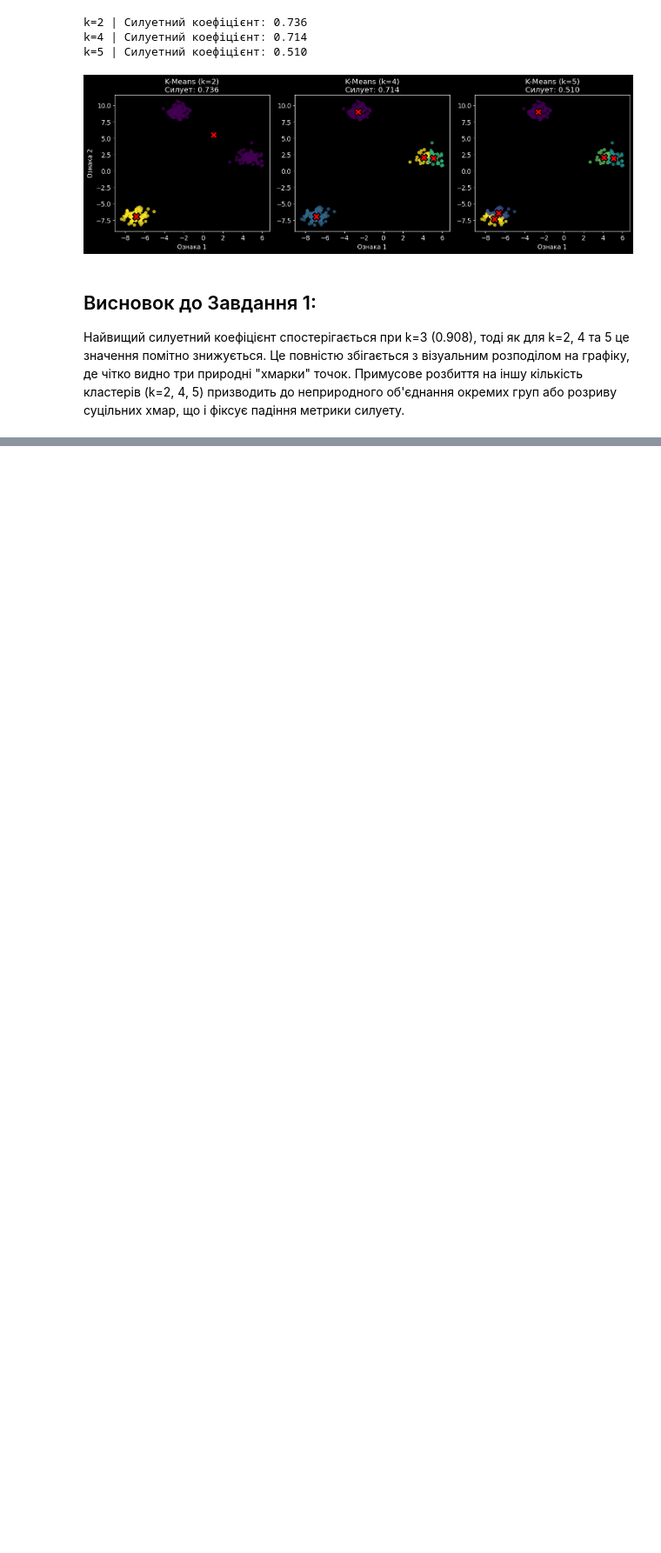
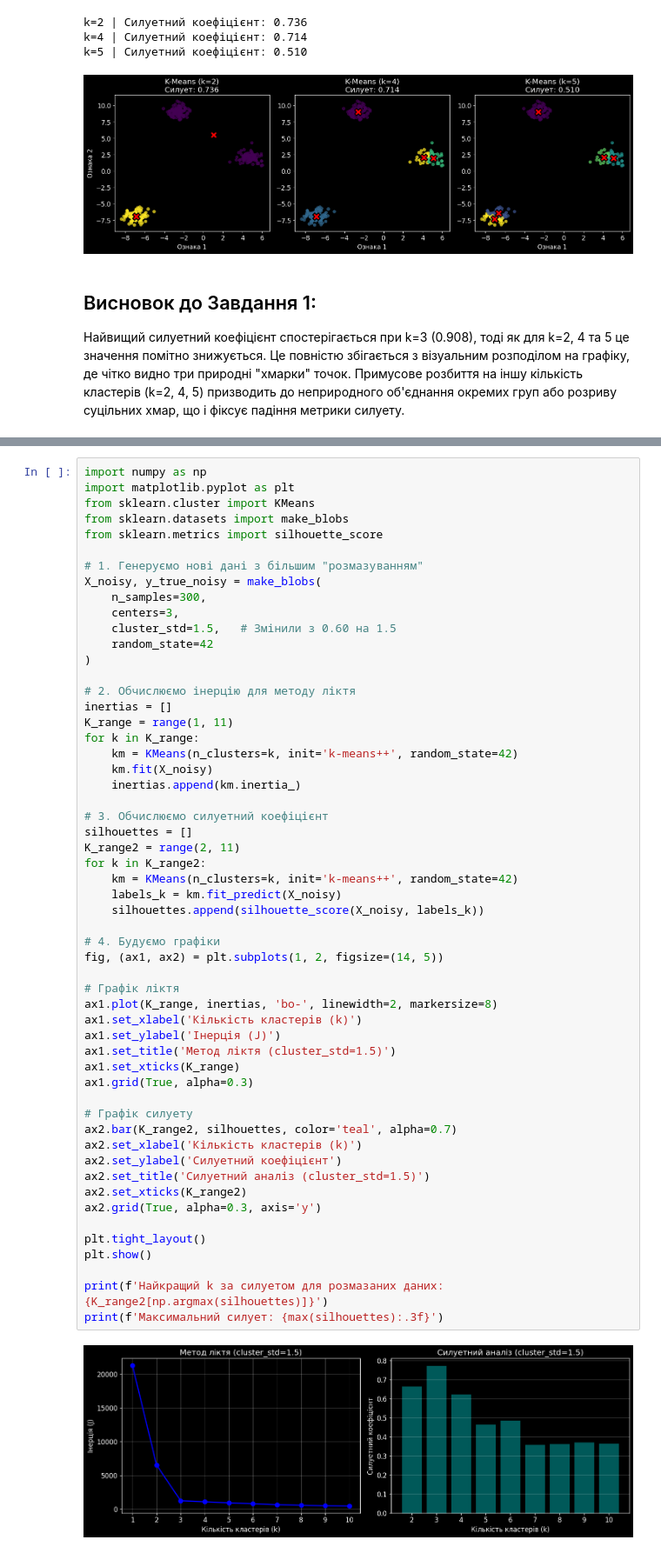
Before and after one commit to Egorkud/machine-learning-2026, a Jupyter notebook: Clasterisation.ipynb, the cells around one changed output, grey strips where cells are left out. Shown at 87% size. Drawn from its saved outputs; the diff is of its cells as text; blank space fills up the shorter version.

```diff
--- a/Clasterisation.ipynb
+++ b/Clasterisation.ipynb
@@ -151,0 +214,57 @@ k=5 | Силуетний коефіцієнт: 0.510
+# %%
+import numpy as np
+import matplotlib.pyplot as plt
+from sklearn.cluster import KMeans
+from sklearn.datasets import make_blobs
+from sklearn.metrics import silhouette_score
+
+# 1. Генеруємо нові дані з більшим "розмазуванням"
+X_noisy, y_true_noisy = make_blobs(
+    n_samples=300,
+    centers=3,
+    cluster_std=1.5,   # Змінили з 0.60 на 1.5
+    random_state=42
+)
+
+# 2. Обчислюємо інерцію для методу ліктя
+inertias = []
+K_range = range(1, 11)
+for k in K_range:
+    km = KMeans(n_clusters=k, init='k-means++', random_state=42)
+    km.fit(X_noisy)
+    inertias.append(km.inertia_)
+
+# 3. Обчислюємо силуетний коефіцієнт
+silhouettes = []
+K_range2 = range(2, 11)
+for k in K_range2:
+    km = KMeans(n_clusters=k, init='k-means++', random_state=42)
+    labels_k = km.fit_predict(X_noisy)
+    silhouettes.append(silhouette_score(X_noisy, labels_k))
+
+# 4. Будуємо графіки
+fig, (ax1, ax2) = plt.subplots(1, 2, figsize=(14, 5))
+
+# Графік ліктя
+ax1.plot(K_range, inertias, 'bo-', linewidth=2, markersize=8)
+ax1.set_xlabel('Кількість кластерів (k)')
+ax1.set_ylabel('Інерція (J)')
+ax1.set_title('Метод ліктя (cluster_std=1.5)')
+ax1.set_xticks(K_range)
+ax1.grid(True, alpha=0.3)
+
+# Графік силуету
+ax2.bar(K_range2, silhouettes, color='teal', alpha=0.7)
+ax2.set_xlabel('Кількість кластерів (k)')
+ax2.set_ylabel('Силуетний коефіцієнт')
+ax2.set_title('Силуетний аналіз (cluster_std=1.5)')
+ax2.set_xticks(K_range2)
+ax2.grid(True, alpha=0.3, axis='y')
+
+plt.tight_layout()
+plt.show()
+
+print(f'Найкращий k за силуетом для розмазаних даних: {K_range2[np.argmax(silhouettes)]}')
+print(f'Максимальний силует: {max(silhouettes):.3f}')
+# %% [output]
+[figure, added]
```
Also changed, not shown: parts of 10 cells of this notebook.
